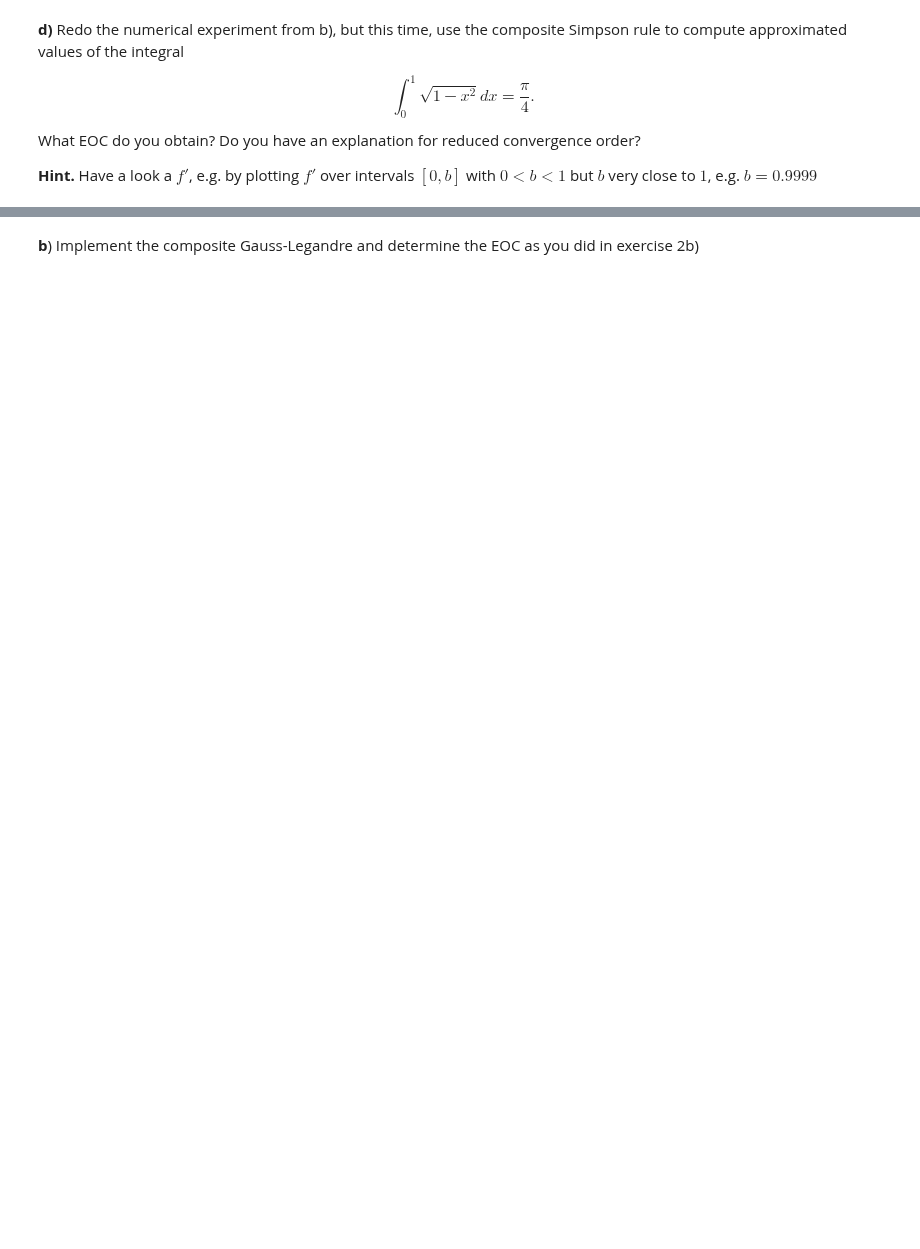
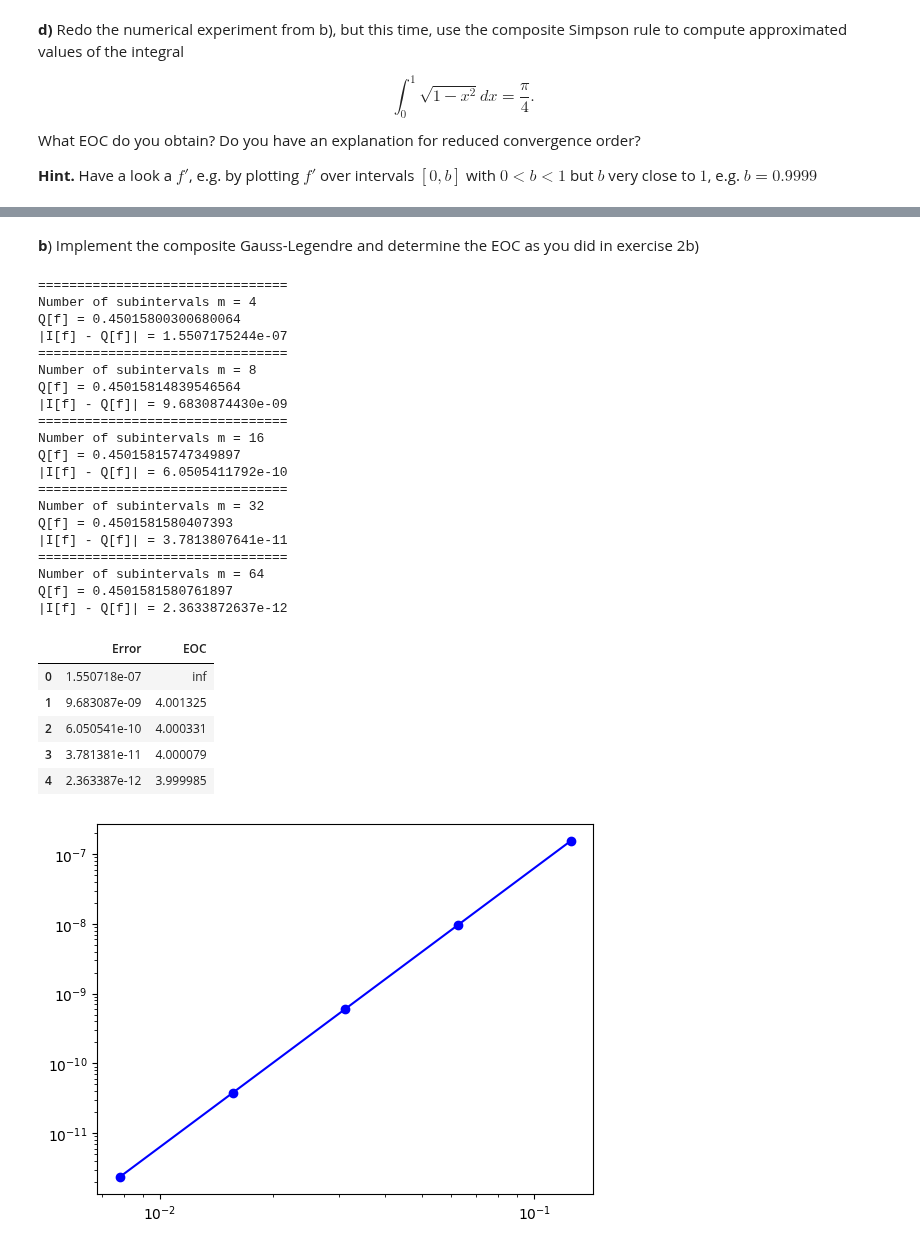
Before and after one commit to solniva/TMA4320_ScientificComputationNotes, a Jupyter notebook: homework/oving2.ipynb, the cells around one changed output, grey strips where cells are left out. Saved outputs shown, nothing was run; the diff lists cells and outputs as text; code cells hidden in the pictures; blank space fills up the shorter version.

```diff
--- a/homework/oving2.ipynb
+++ b/homework/oving2.ipynb
@@ -372,2 +463,79 @@ where $h = x_i - x_{i-1}$
 # %% [markdown]
-__b__) Implement the composite Gauss-Legandre and determine the EOC as you did in exercise 2b)
+__b__) Implement the composite Gauss-Legendre and determine the EOC as you did in exercise 2b)
+# %%
+# Funksjon for composite Simpson's rule
+def CGL(f, a, b, m):
+
+    # Define all the end points of the sub-intervals
+    x = np.linspace(a, b, m+1)
+    h = float(b - a)/m
+
+    sum = 0
+
+    for i in range(1,m+1):
+        x1 = (x[i]+x[i-1])/2 + (x[i]-x[i-1])/(2*np.sqrt(3))
+        x2 = (x[i]+x[i-1])/2 - (x[i]-x[i-1])/(2*np.sqrt(3))
+        sum += f(x1) + f(x2)
+
+    return h/2 * sum
+
+def f(x):
+    return np.cos(np.pi*x/2)
+
+# Eksakt
+int_f = 2/np.pi * np.sin(np.pi/4)
+
+# Intervall
+a, b = 0, 0.5
+
+errs = []
+hs = []
+
+# Compute integral numerically
+for m in [4, 8, 16, 32, 64]:
+    print("================================")
+    cqr_f = CGL(f, a, b, m)
+    print("Number of subintervals m = {}".format(m))
+    print("Q[f] = {}".format(cqr_f))
+    err = abs(int_f - cqr_f)
+    errs.append(err)
+    hs.append((b-a)/m)
+    print("|I[f] - Q[f]| = {:.10e}".format(err))
+
+hs = np.array(hs)
+errs = np.array(errs)
+eoc = np.log(errs[1:]/errs[:-1])/np.log(hs[1:]/hs[:-1])
+eoc = np.insert(eoc,0,'inf')
+table = pd.DataFrame({'Error': errs, 'EOC': eoc})
+display(table)
+
+plt.loglog(hs, errs, "bo-")
+plt.show()
+# %% [output]
+================================
+Number of subintervals m = 4
+Q[f] = 0.45015800300680064
+|I[f] - Q[f]| = 1.5507175244e-07
+================================
+Number of subintervals m = 8
+Q[f] = 0.45015814839546564
+|I[f] - Q[f]| = 9.6830874430e-09
+================================
+Number of subintervals m = 16
+Q[f] = 0.45015815747349897
+|I[f] - Q[f]| = 6.0505411792e-10
+================================
+Number of subintervals m = 32
+Q[f] = 0.4501581580407393
+|I[f] - Q[f]| = 3.7813807641e-11
+================================
+Number of subintervals m = 64
+Q[f] = 0.4501581580761897
+|I[f] - Q[f]| = 2.3633872637e-12
+|  | Error | EOC |
+| 0 | 1.550718e-07 | inf |
+| 1 | 9.683087e-09 | 4.001325 |
+| 2 | 6.050541e-10 | 4.000331 |
+| 3 | 3.781381e-11 | 4.000079 |
+| 4 | 2.363387e-12 | 3.999985 |
+[figure, added]
```
Also changed, not shown: parts of 8 cells of this notebook.
